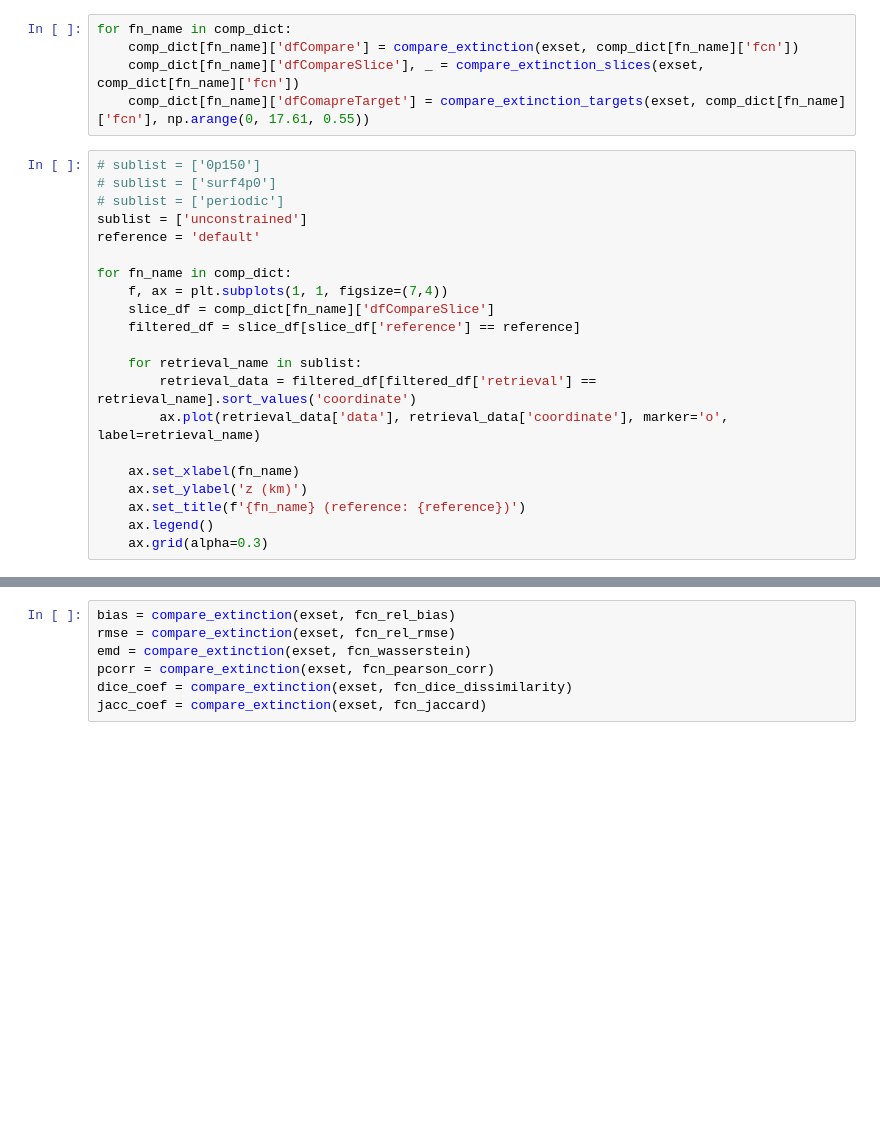
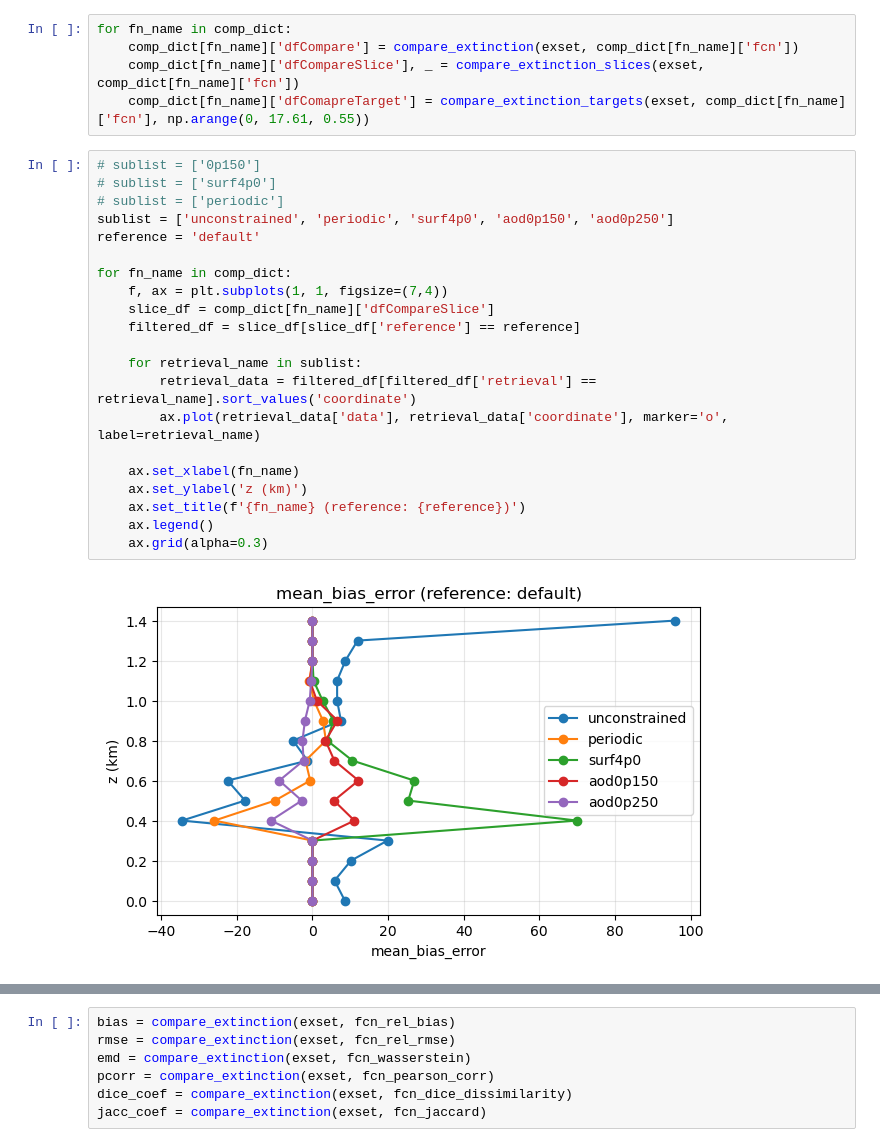
Before and after one commit to jlun17/misr-at3d-camp2ex, a Jupyter notebook: notebooks/figures/extinction.ipynb, the cells around one changed output, grey strips where cells are left out. Cells and saved outputs as stored; diff of their text form; blank space fills up the shorter version.

```diff
--- a/notebooks/figures/extinction.ipynb
+++ b/notebooks/figures/extinction.ipynb
@@ -287,21 +287,23 @@ for fn_name in comp_dict:
 # %%
 # sublist = ['0p150']
 # sublist = ['surf4p0']
 # sublist = ['periodic']
-sublist = ['unconstrained']
+sublist = ['unconstrained', 'periodic', 'surf4p0', 'aod0p150', 'aod0p250']
 reference = 'default'
 
 for fn_name in comp_dict:
     f, ax = plt.subplots(1, 1, figsize=(7,4))
     slice_df = comp_dict[fn_name]['dfCompareSlice']
     filtered_df = slice_df[slice_df['reference'] == reference]
 
     for retrieval_name in sublist:
         retrieval_data = filtered_df[filtered_df['retrieval'] == retrieval_name].sort_values('coordinate')
         ax.plot(retrieval_data['data'], retrieval_data['coordinate'], marker='o', label=retrieval_name)
 
     ax.set_xlabel(fn_name)
     ax.set_ylabel('z (km)')
     ax.set_title(f'{fn_name} (reference: {reference})')
     ax.legend()
     ax.grid(alpha=0.3)
+# %% [output]
+[figure, added]
```
Also changed, not shown: parts of 10 cells of this notebook, 22 other files.
